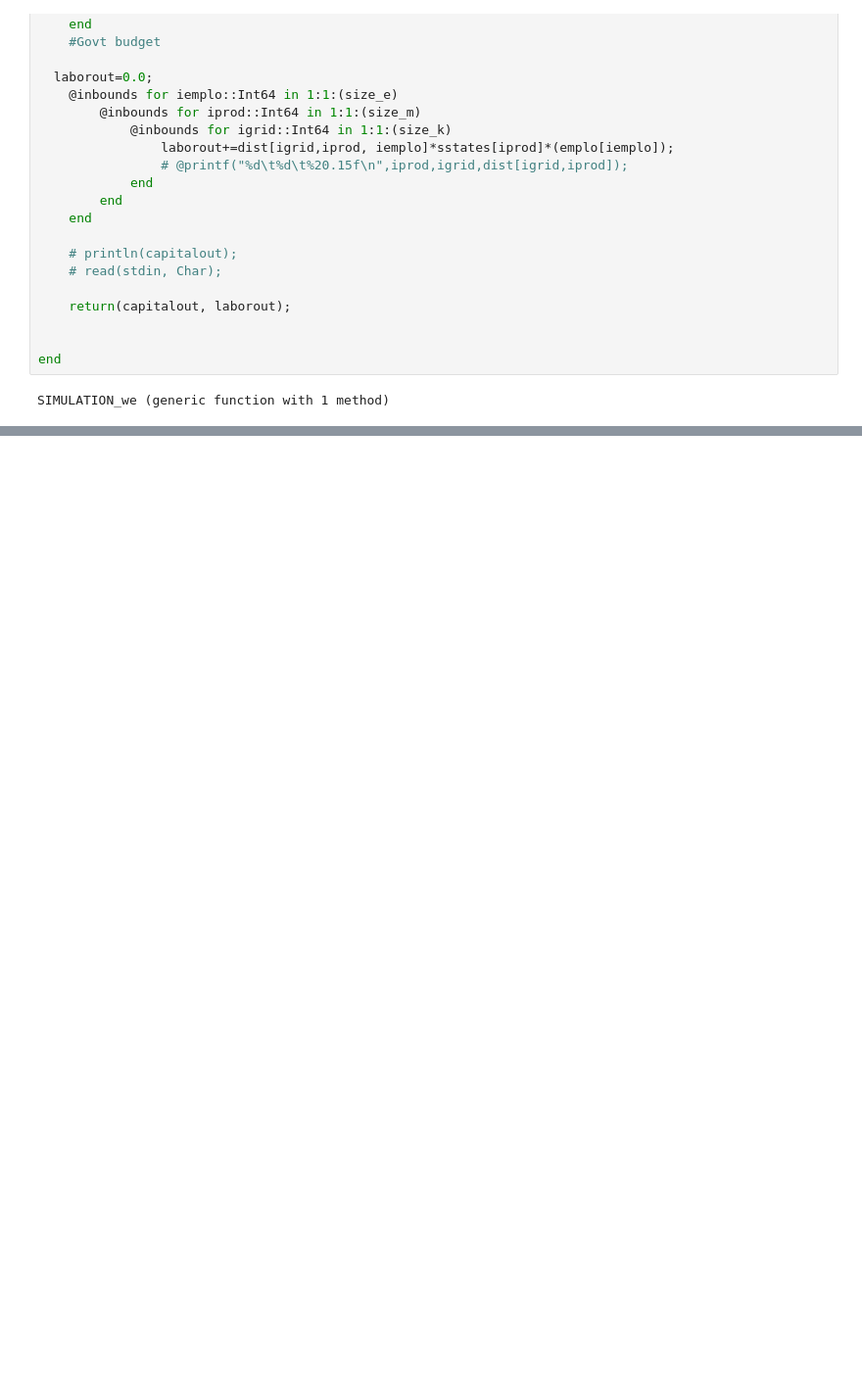
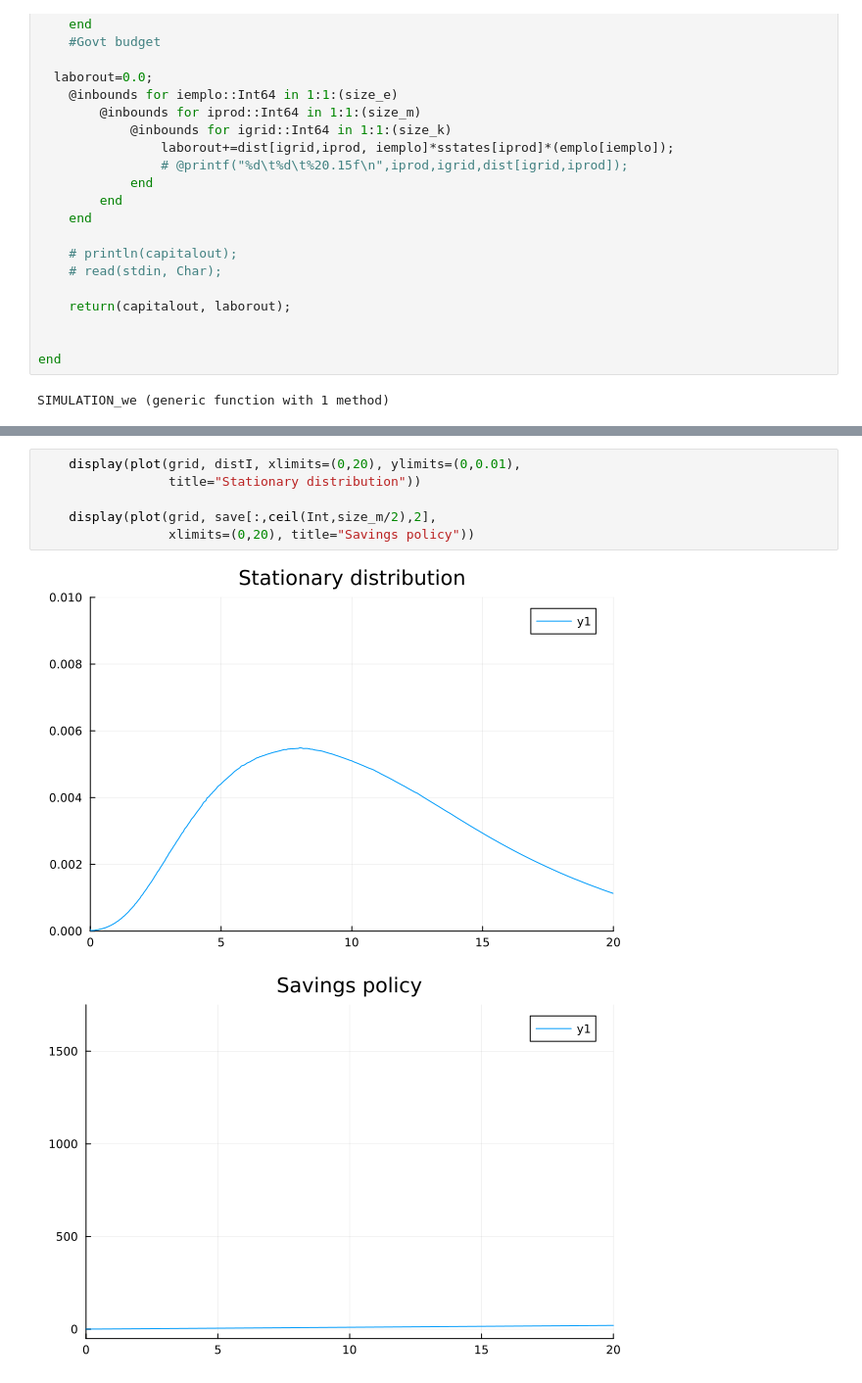
Before and after one commit to jorditorres1098/TSE-2025-2026, a Jupyter notebook: quantitative_econ/exam_quant_jt.ipynb, the cells around one changed output, grey strips where cells are left out. Shown at 98% size. Drawn from its saved outputs; the diff is of its cells as text; blank space fills up the shorter version.

```diff
--- a/quantitative_econ/exam_quant_jt.ipynb
+++ b/quantitative_econ/exam_quant_jt.ipynb
@@ -564,0 +740,9 @@ dist I=0.9999999999957541
+# %%
+    display(plot(grid, distI, xlimits=(0,20), ylimits=(0,0.01),
+                 title="Stationary distribution"))
+
+    display(plot(grid, save[:,ceil(Int,size_m/2),2],
+                 xlimits=(0,20), title="Savings policy"))
+# %% [output]
+[figure, added]
+[figure, added]
```
Also changed, not shown: parts of 17 cells of this notebook.
